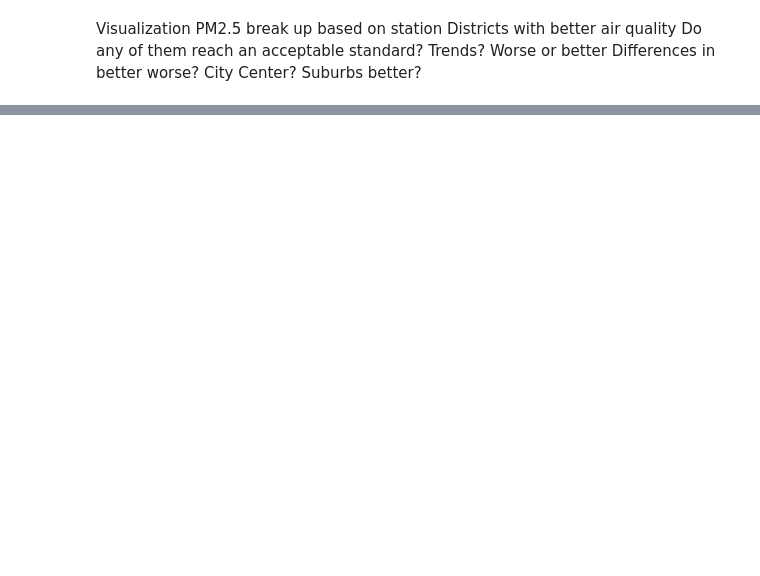
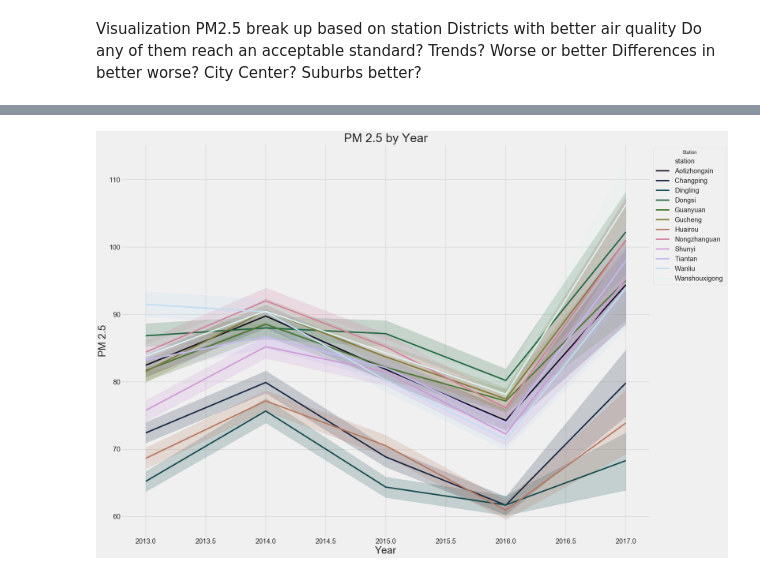
Before and after one commit to dolcikey/TimeSeriesForecasting_BeijingAirQuality, a Jupyter notebook: 002_EDA.ipynb, the cells around one changed output, grey strips where cells are left out. Cells and saved outputs as stored; diff of their text form; code cells hidden in the pictures; blank space fills up the shorter version.

```diff
--- a/002_EDA.ipynb
+++ b/002_EDA.ipynb
@@ -3,3 +3,22 @@
 ### Exploratory Data Analysis Notebook
 
 by Dolci Sanders and Paul Torres
+# %%
+import pandas as pd
+import numpy as np
+
+import matplotlib.pyplot as plt
+import seaborn as sns
+%matplotlib inline
+import prettyplotlib as ppl
+from prettyplotlib import brewer2mpl
+from pylab import savefig
+
+import glob
+from sklearn.model_selection import train_test_split
+import pickle
+
+# Styling Guide
+
+plt.style.use('fivethirtyeight')
+sns.set_palette(sns.diverging_palette(250,700, s= 70 , l= 10, n= 12))
@@ -6,6 +27,11 @@ by Dolci Sanders and Paul Torres
 # %%
 train = pd.read_pickle('PKL/train.pkl')
 test = pd.read_pickle('PKL/test.pkl')
+time = pd.read_pickle('PKL/time.pkl')
+# %%
+# Set date in time full data frame additional to index
+
+time['Date'] = pd.to_datetime(time[['year','month','day','hour']])
 # %% [markdown]
 Visualization PM2.5 break up based on station
 Districts with better air quality
@@ -31,0 +81,20 @@ NameError: name 'plt' is not defined
+# %%
+fig = plt.figure(figsize = (25,20))
+sns.set_palette(sns.color_palette("cubehelix", n_colors=12))
+
+# Draw line plot of size and total_bill with parameters and hue "day"
+sns.lineplot(x = "year", y = "PM2.5", data = time, hue = 'station', dashes = False, markers = ["o", "<", ">", "^"])
+
+plt.title("PM 2.5 by Year", fontsize = 36)
+plt.xlabel("Year", fontsize = 30)
+plt.ylabel("PM 2.5", fontsize = 30)
+
+plt.xticks(fontsize = 20)
+plt.yticks(fontsize = 20)
+
+plt.legend(title='Station', bbox_to_anchor=(1, 1), loc='upper left', fontsize = 20)
+plt.show()
+
+fig.savefig('PNG/PM25_year_station.png', bbox_inches= 'tight', padding_inches = 4, transparent = True)
+# %% [output]
+[figure, added]
```
Also changed, not shown: parts of 30 cells of this notebook, 12 other files.
